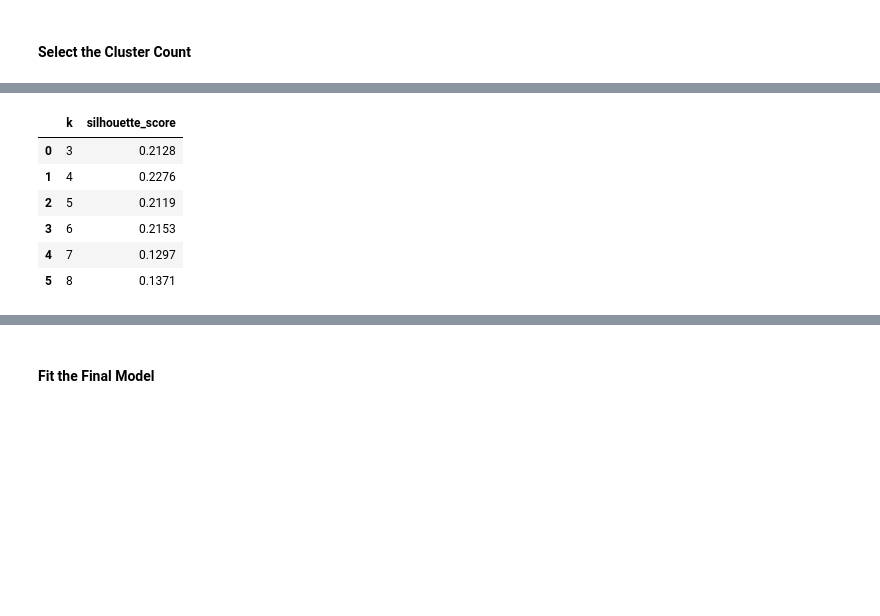
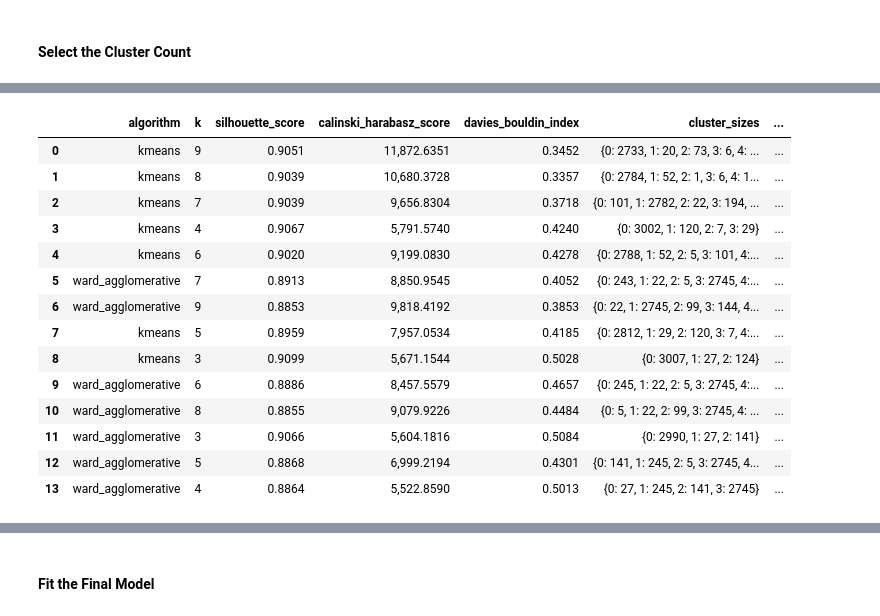
Before and after one commit to Kaxlow/climate-on-housing, a Jupyter notebook: src/climate-housing-analysis.ipynb, the cells around one changed output, grey strips where cells are left out. Cells and saved outputs as stored; diff of their text form; code cells hidden in the pictures; blank space fills up the shorter version.

```diff
--- a/src/climate-housing-analysis.ipynb
+++ b/src/climate-housing-analysis.ipynb
@@ -797,11 +824,7 @@ log_population                 0
 white_share                    0
 dtype: int64
 # %%
-
-for column in FEATURE_COLUMNS:
-    cluster_input[column] = cluster_input[column].fillna(cluster_input[column].median())
-
-cluster_input = cluster_input.dropna(subset=FEATURE_COLUMNS).copy()
+cluster_input = cluster_input.dropna(subset=FEATURE_COLUMNS, how='all').copy()
 cluster_input.shape
 # %% [output]
 (3158, 20)
@@ -812,25 +837,72 @@ Clustering is performed and evaluated using `k` clusters where $k \in [3, 9]$. T
 # %%
+county_profile_preprocess = Pipeline(steps=[
+    ('imputer', SimpleImputer(strategy='median', add_indicator=True)),
+    ('scaler', RobustScaler()),
+])
+X = county_profile_preprocess.fit_transform(cluster_input[FEATURE_COLUMNS])
 
-scaler = StandardScaler()
-X = scaler.fit_transform(cluster_input[FEATURE_COLUMNS])
+candidate_ks = list(range(3, 10))
+cluster_candidates = []
 
-candidate_ks = list(range(3, 9))
+for k in candidate_ks:
+    cluster_candidates.extend([
+        ('kmeans', KMeans(n_clusters=k, random_state=42, n_init=20)),
+        ('ward_agglomerative', AgglomerativeClustering(n_clusters=k, linkage='ward')),
+    ])
+
 cluster_quality = []
-for k in candidate_ks:
-    model = KMeans(n_clusters=k, random_state=42, n_init=20)
+cluster_fitted_models = {}
+for algorithm, model in cluster_candidates:
     labels = model.fit_predict(X)
-    score = silhouette_score(X, labels, sample_size=min(10_000, len(cluster_input)), random_state=42)
-    cluster_quality.append({'k': k, 'silhouette_score': score})
+    unique_labels = np.unique(labels)
+    if len(unique_labels) < 2 or len(unique_labels) >= len(cluster_input):
+        continue
+
+    k = int(len(unique_labels))
+    cluster_key = (algorithm, k)
+    cluster_fitted_models[cluster_key] = model
+    cluster_quality.append({
+        'algorithm': algorithm,
+        'k': k,
+        'silhouette_score': silhouette_score(X, labels, sample_size=min(10_000, len(cluster_input)), random_state=42),
+        'calinski_harabasz_score': calinski_harabasz_score(X, labels),
+        'davies_bouldin_index': davies_bouldin_score(X, labels),
+        'cluster_sizes': dict(pd.Series(labels).value_counts().sort_index()),
+    })
 
 cluster_quality_df = pd.DataFrame(cluster_quality)
-best_k = int(cluster_quality_df.loc[cluster_quality_df['silhouette_score'].idxmax(), 'k'])
+cluster_quality_df['silhouette_rank'] = cluster_quality_df['silhouette_score'].rank(ascending=False, method='min')
+cluster_quality_df['calinski_harabasz_rank'] = cluster_quality_df['calinski_harabasz_score'].rank(ascending=False, method='min')
+cluster_quality_df['davies_bouldin_rank'] = cluster_quality_df['davies_bouldin_index'].rank(ascending=True, method='min')
+cluster_quality_df['combined_metric_rank'] = cluster_quality_df[[
+    'silhouette_rank',
+    'calinski_harabasz_rank',
+    'davies_bouldin_rank',
+]].mean(axis=1)
+
+cluster_quality_df = cluster_quality_df.sort_values(
+    ['combined_metric_rank', 'silhouette_rank', 'davies_bouldin_rank', 'algorithm', 'k']
+).reset_index(drop=True)
+
+best_cluster_row = cluster_quality_df.iloc[0]
+best_algorithm = best_cluster_row['algorithm']
+best_k = int(best_cluster_row['k'])
+best_cluster_model = cluster_fitted_models[(best_algorithm, best_k)]
 cluster_quality_df
 # %% [output]
-|  | k | silhouette_score |
-| 0 | 3 | 0.2128 |
-| 1 | 4 | 0.2276 |
-| 2 | 5 | 0.2119 |
-| 3 | 6 | 0.2153 |
-| 4 | 7 | 0.1297 |
-| 5 | 8 | 0.1371 |
+|  | algorithm | k | silhouette_score | calinski_harabasz_score | davies_bouldin_index | cluster_sizes | ... |
+| 0 | kmeans | 9 | 0.9051 | 11,872.6351 | 0.3452 | {0: 2733, 1: 20, 2: 73, 3: 6, 4: ... | ... |
+| 1 | kmeans | 8 | 0.9039 | 10,680.3728 | 0.3357 | {0: 2784, 1: 52, 2: 1, 3: 6, 4: 1... | ... |
+| 2 | kmeans | 7 | 0.9039 | 9,656.8304 | 0.3718 | {0: 101, 1: 2782, 2: 22, 3: 194, ... | ... |
+| 3 | kmeans | 4 | 0.9067 | 5,791.5740 | 0.4240 | {0: 3002, 1: 120, 2: 7, 3: 29} | ... |
+| 4 | kmeans | 6 | 0.9020 | 9,199.0830 | 0.4278 | {0: 2788, 1: 52, 2: 5, 3: 101, 4:... | ... |
+| 5 | ward_agglomerative | 7 | 0.8913 | 8,850.9545 | 0.4052 | {0: 243, 1: 22, 2: 5, 3: 2745, 4:... | ... |
+| 6 | ward_agglomerative | 9 | 0.8853 | 9,818.4192 | 0.3853 | {0: 22, 1: 2745, 2: 99, 3: 144, 4... | ... |
+| 7 | kmeans | 5 | 0.8959 | 7,957.0534 | 0.4185 | {0: 2812, 1: 29, 2: 120, 3: 7, 4:... | ... |
+| 8 | kmeans | 3 | 0.9099 | 5,671.1544 | 0.5028 | {0: 3007, 1: 27, 2: 124} | ... |
+| 9 | ward_agglomerative | 6 | 0.8886 | 8,457.5579 | 0.4657 | {0: 245, 1: 22, 2: 5, 3: 2745, 4:... | ... |
+| 10 | ward_agglomerative | 8 | 0.8855 | 9,079.9226 | 0.4484 | {0: 5, 1: 22, 2: 99, 3: 2745, 4: ... | ... |
+| 11 | ward_agglomerative | 3 | 0.9066 | 5,604.1816 | 0.5084 | {0: 2990, 1: 27, 2: 141} | ... |
+| 12 | ward_agglomerative | 5 | 0.8868 | 6,999.2194 | 0.4301 | {0: 141, 1: 245, 2: 5, 3: 2745, 4... | ... |
+| 13 | ward_agglomerative | 4 | 0.8864 | 5,522.8590 | 0.5013 | {0: 27, 1: 245, 2: 141, 3: 2745} | ... |
 # %%
```
Also changed, not shown: parts of 14 cells of this notebook, 1 other file.
